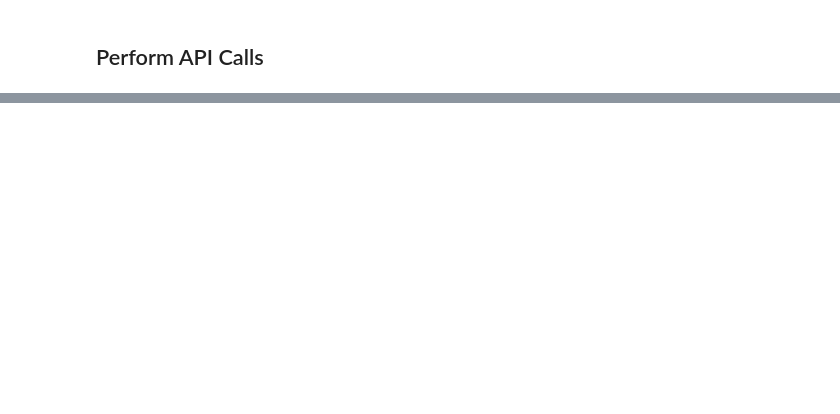
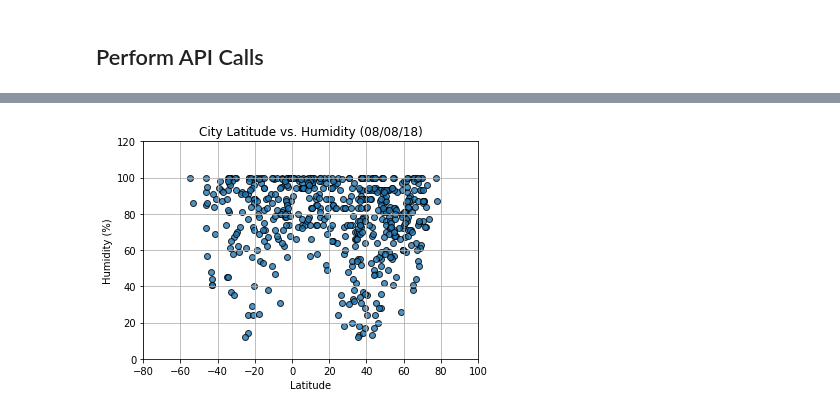
Before and after one commit to bmonroe44/WeatherPy, a Jupyter notebook: starter_code/WeatherPy.ipynb, the cells around one changed output, grey strips where cells are left out. Saved outputs shown, nothing was run; the diff lists cells and outputs as text; code cells hidden in the pictures; blank space fills up the shorter version.

```diff
--- a/starter_code/WeatherPy.ipynb
+++ b/starter_code/WeatherPy.ipynb
@@ -162,0 +177,21 @@ plt.show()
+# %%
+# Build scatterplot for latitude and humidity
+plt.scatter(city_weather_df["Lat"], city_weather_df["Humidity"], edgecolor="black", marker="o", alpha=0.8, linewidths=1)
+
+# Set upper and lower limits of x and y axis
+plt.xlim(-80, 100)
+plt.ylim(0, 120)
+
+# Incorporate graph properties
+plt.title("City Latitude vs. Humidity (%s)" % time.strftime("%x"))
+plt.xlabel("Latitude")
+plt.ylabel("Humidity (%)")
+plt.grid(True)
+
+# Save figure
+plt.savefig("Lat_v_Humid.png")
+
+# Show plot
+plt.show()
+# %% [output]
+[figure, added]
```
Also changed, not shown: parts of 10 cells of this notebook, 5 other files.
